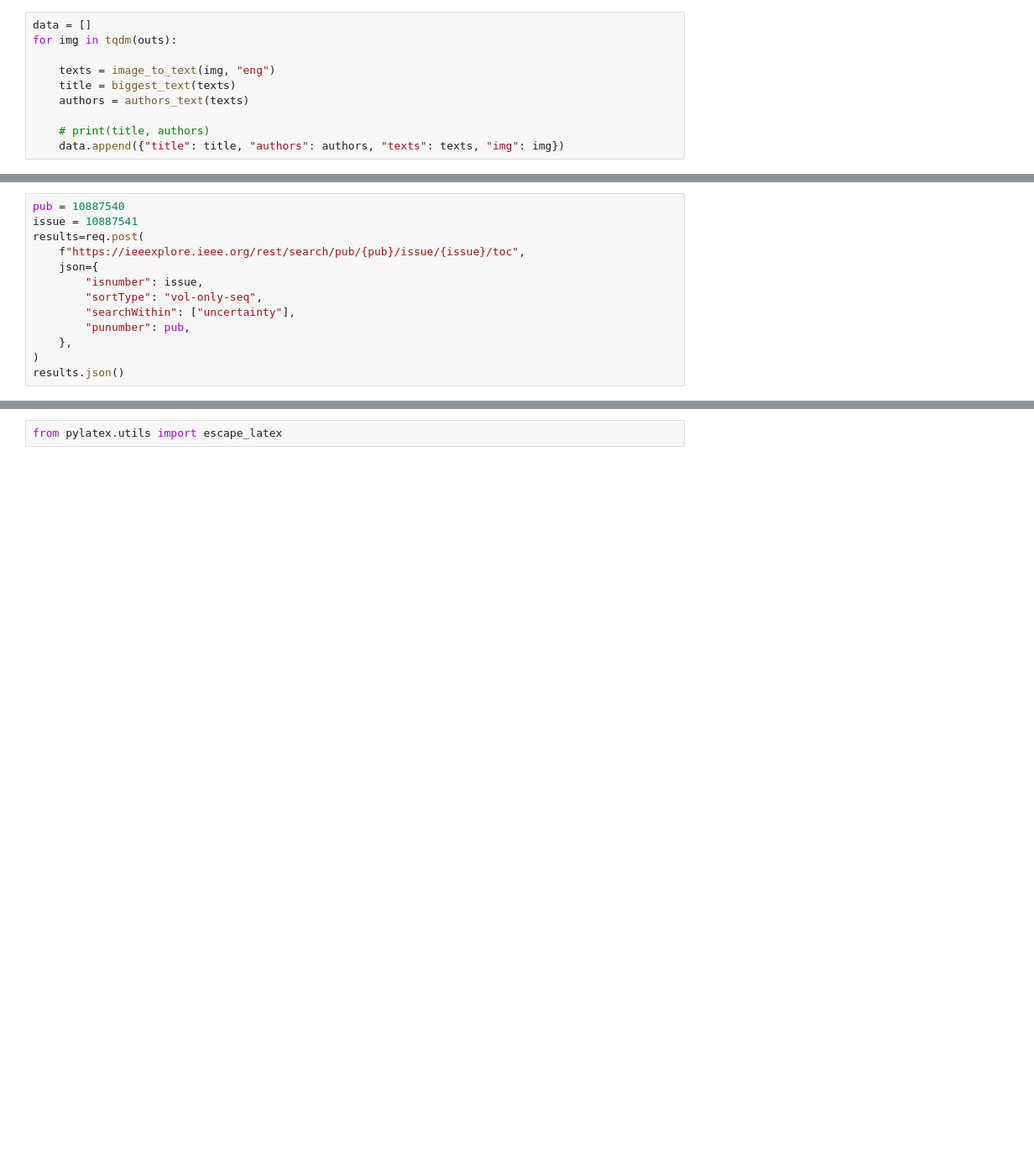
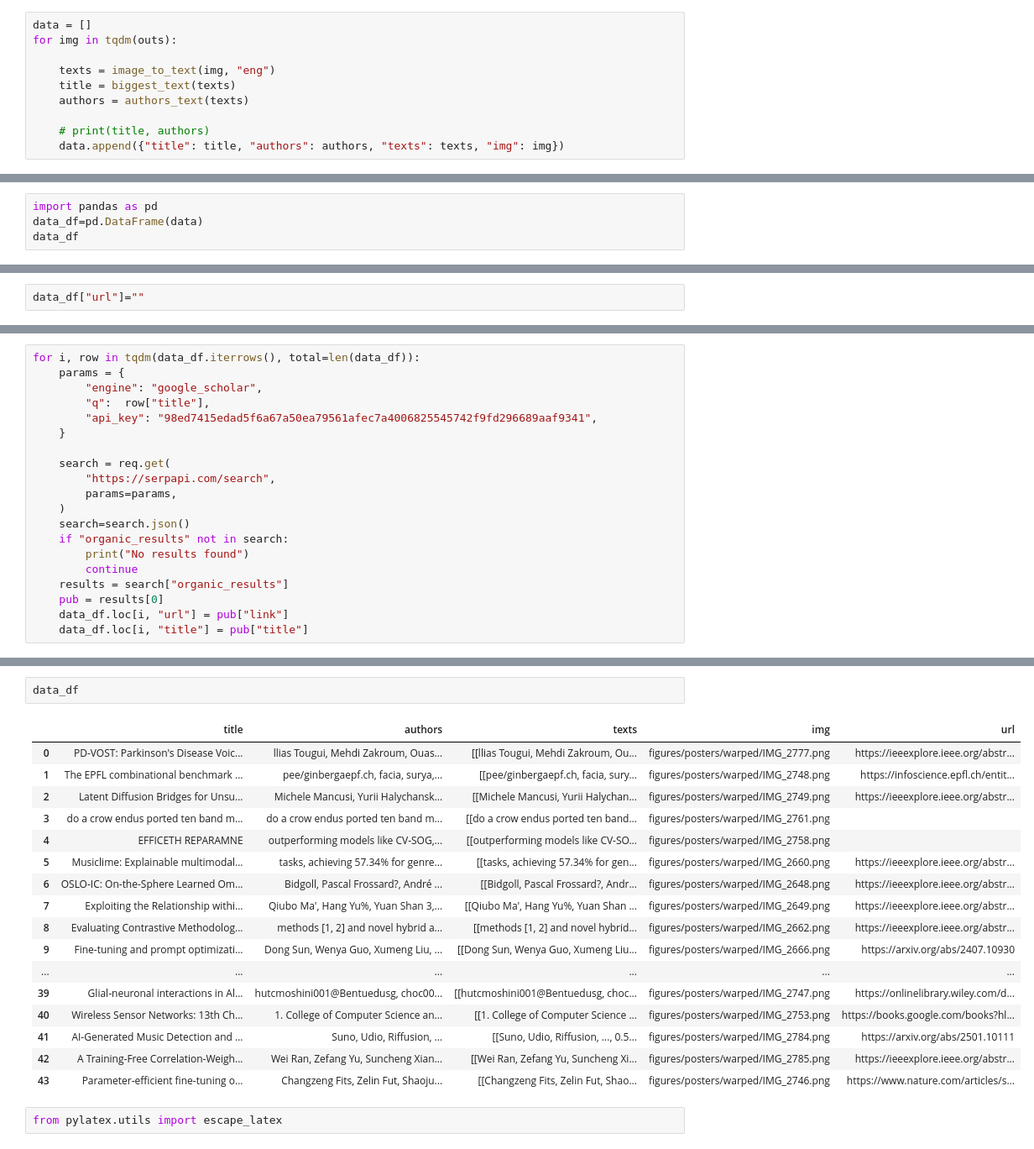
Before and after one commit to Dakantz/conferences, a Jupyter notebook: 2025-icassp/img_processing.ipynb, the cells around one changed output, grey strips where cells are left out. Shown: that part at 84% size. Drawn from its saved outputs; the diff is of its cells as text; blank space fills up the shorter version.

```diff
--- a/2025-icassp/img_processing.ipynb
+++ b/2025-icassp/img_processing.ipynb
@@ -461,13 +400,0 @@ data
-# %%
-pub = 10887540
-issue = 10887541
-results=req.post(
-    f"https://ieeexplore.ieee.org/rest/search/pub/{pub}/issue/{issue}/toc",
-    json={
-        "isnumber": issue,
-        "sortType": "vol-only-seq",
-        "searchWithin": ["uncertainty"],
-        "punumber": pub,
-    },
-)
-results.json()
@@ -505,0 +401,4 @@ for poster in tqdm(data):
+# %%
+import pandas as pd
+data_df=pd.DataFrame(data)
+data_df
@@ -505,0 +423,2 @@ for poster in tqdm(data):
+# %%
+data_df["url"]=""
@@ -505,0 +451,20 @@ for poster in tqdm(data):
+# %%
+for i, row in tqdm(data_df.iterrows(), total=len(data_df)):
+    params = {
+        "engine": "google_scholar",
+        "q":  row["title"],
+        "api_key": "98ed7415edad5f6a67a50ea79561afec7a4006825545742f9fd296689aaf9341",
+    }
+
+    search = req.get(
+        "https://serpapi.com/search",
+        params=params,
+    )
+    search=search.json()
+    if "organic_results" not in search:
+        print("No results found")
+        continue
+    results = search["organic_results"]
+    pub = results[0]
+    data_df.loc[i, "url"] = pub["link"]
+    data_df.loc[i, "title"] = pub["title"]
@@ -506,3 +479,23 @@ for poster in tqdm(data):
+# %%
+data_df
+# %% [output]
+|  | title | authors | texts | img | url |
+| 0 | PD-VOST: Parkinson's Disease Voic... | llias Tougui, Mehdi Zakroum, Ouas... | [[llias Tougui, Mehdi Zakroum, Ou... | figures/posters/warped/IMG_2777.png | https://ieeexplore.ieee.org/abstr... |
+| 1 | The EPFL combinational benchmark ... | pee/ginbergaepf.ch, facia, surya,... | [[pee/ginbergaepf.ch, facia, sury... | figures/posters/warped/IMG_2748.png | https://infoscience.epfl.ch/entit... |
+| 2 | Latent Diffusion Bridges for Unsu... | Michele Mancusi, Yurii Halychansk... | [[Michele Mancusi, Yurii Halychan... | figures/posters/warped/IMG_2749.png | https://ieeexplore.ieee.org/abstr... |
+| 3 | do a crow endus ported ten band m... | do a crow endus ported ten band m... | [[do a crow endus ported ten band... | figures/posters/warped/IMG_2761.png |  |
+| 4 | EFFICETH REPARAMNE | outperforming models like CV-SOG,... | [[outperforming models like CV-SO... | figures/posters/warped/IMG_2758.png |  |
+| 5 | Musiclime: Explainable multimodal... | tasks, achieving 57.34% for genre... | [[tasks, achieving 57.34% for gen... | figures/posters/warped/IMG_2660.png | https://ieeexplore.ieee.org/abstr... |
+| 6 | OSLO-IC: On-the-Sphere Learned Om... | Bidgoll, Pascal Frossard?, André ... | [[Bidgoll, Pascal Frossard?, Andr... | figures/posters/warped/IMG_2648.png | https://ieeexplore.ieee.org/abstr... |
+| 7 | Exploiting the Relationship withi... | Qiubo Ma', Hang Yu%, Yuan Shan 3,... | [[Qiubo Ma', Hang Yu%, Yuan Shan ... | figures/posters/warped/IMG_2649.png | https://ieeexplore.ieee.org/abstr... |
+| 8 | Evaluating Contrastive Methodolog... | methods [1, 2] and novel hybrid a... | [[methods [1, 2] and novel hybrid... | figures/posters/warped/IMG_2662.png | https://ieeexplore.ieee.org/abstr... |
+| 9 | Fine-tuning and prompt optimizati... | Dong Sun, Wenya Guo, Xumeng Liu, ... | [[Dong Sun, Wenya Guo, Xumeng Liu... | figures/posters/warped/IMG_2666.png | https://arxiv.org/abs/2407.10930 |
+| ... | ... | ... | ... | ... | ... |
+| 39 | Glial‐neuronal interactions in Al... | hutcmoshini001@Bentuedusg, choc00... | [[hutcmoshini001@Bentuedusg, choc... | figures/posters/warped/IMG_2747.png | https://onlinelibrary.wiley.com/d... |
+| 40 | Wireless Sensor Networks: 13th Ch... | 1. College of Computer Science an... | [[1. College of Computer Science ... | figures/posters/warped/IMG_2753.png | https://books.google.com/books?hl... |
+| 41 | AI-Generated Music Detection and ... | Suno, Udio, Riffusion, ... | [[Suno, Udio, Riffusion, ..., 0.5... | figures/posters/warped/IMG_2784.png | https://arxiv.org/abs/2501.10111 |
+| 42 | A Training-Free Correlation-Weigh... | Wei Ran, Zefang Yu, Suncheng Xian... | [[Wei Ran, Zefang Yu, Suncheng Xi... | figures/posters/warped/IMG_2785.png | https://ieeexplore.ieee.org/abstr... |
+| 43 | Parameter-efficient fine-tuning o... | Changzeng Fits, Zelin Fut, Shaoju... | [[Changzeng Fits, Zelin Fut, Shao... | figures/posters/warped/IMG_2746.png | https://www.nature.com/articles/s... |
 # %%
 from pylatex.utils import escape_latex
 # %%
```
Also changed, not shown: parts of 16 cells of this notebook, 6 other files.
